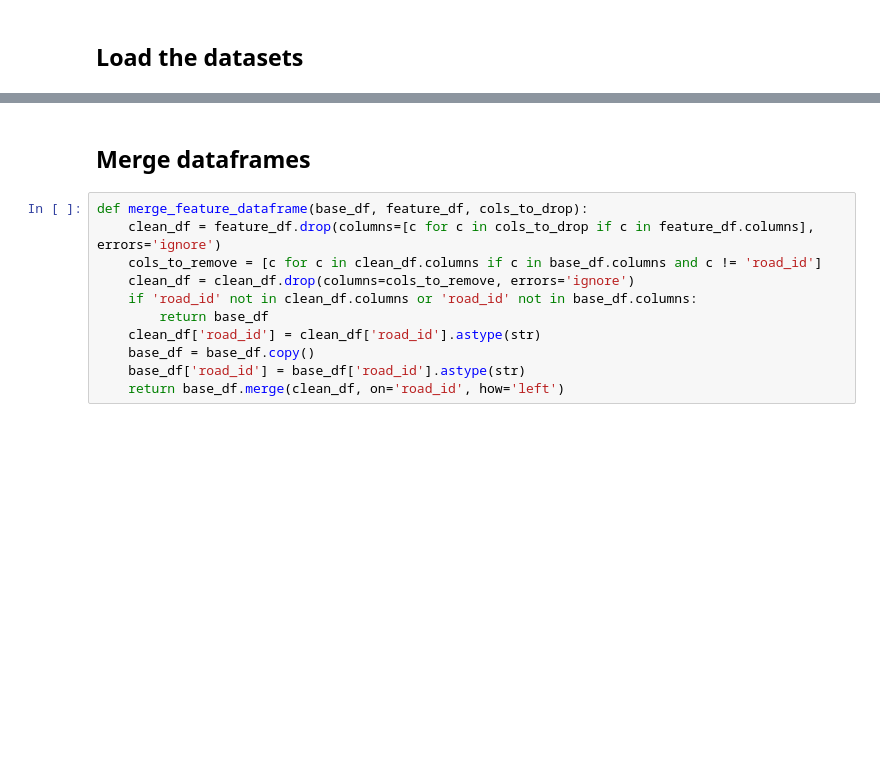
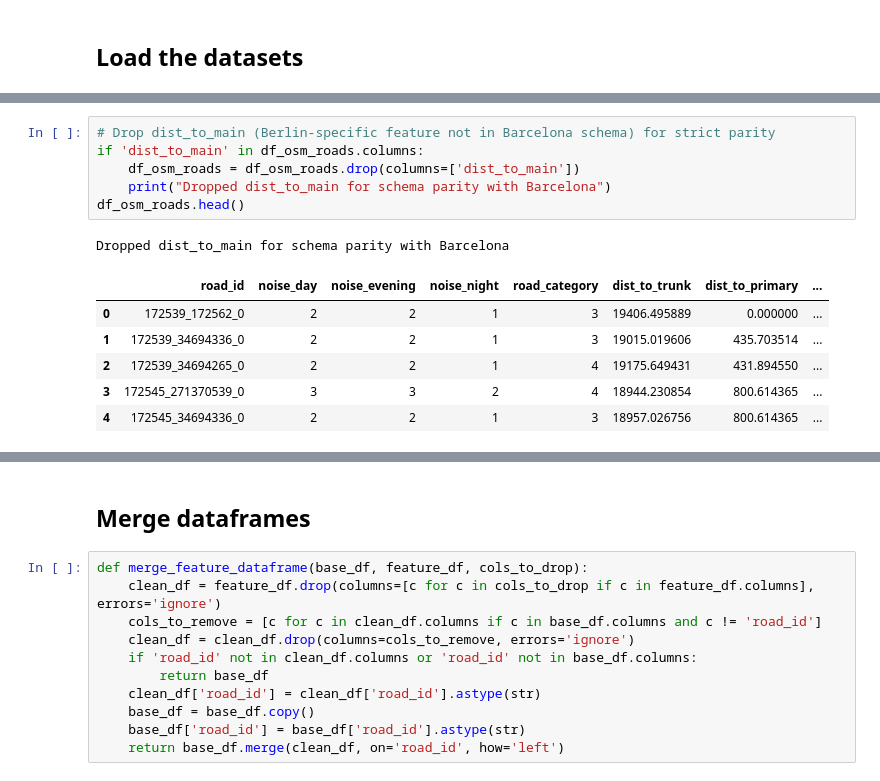
Before and after one commit to AndreaCutroni/ML-Noise-Prediction, a Jupyter notebook: deployment/Berlin/notebooks/01_BER_create_dataset_class.ipynb, the cells around one changed output, grey strips where cells are left out. Saved outputs shown, nothing was run; the diff lists cells and outputs as text; blank space fills up the shorter version.

Commit message:
removed dist_to_main from berlin

```diff
--- a/deployment/Berlin/notebooks/01_BER_create_dataset_class.ipynb
+++ b/deployment/Berlin/notebooks/01_BER_create_dataset_class.ipynb
@@ -28,2 +39,16 @@ df_osm_roads.head()
+# %%
+# Drop dist_to_main (Berlin-specific feature not in Barcelona schema) for strict parity
+if 'dist_to_main' in df_osm_roads.columns:
+    df_osm_roads = df_osm_roads.drop(columns=['dist_to_main'])
+    print("Dropped dist_to_main for schema parity with Barcelona")
+df_osm_roads.head()
+# %% [output]
+Dropped dist_to_main for schema parity with Barcelona
+|  | road_id | noise_day | noise_evening | noise_night | road_category | dist_to_trunk | dist_to_primary | ... |
+| 0 | 172539_172562_0 | 2 | 2 | 1 | 3 | 19406.495889 | 0.000000 | ... |
+| 1 | 172539_34694336_0 | 2 | 2 | 1 | 3 | 19015.019606 | 435.703514 | ... |
+| 2 | 172539_34694265_0 | 2 | 2 | 1 | 4 | 19175.649431 | 431.894550 | ... |
+| 3 | 172545_271370539_0 | 3 | 3 | 2 | 4 | 18944.230854 | 800.614365 | ... |
+| 4 | 172545_34694336_0 | 2 | 2 | 1 | 3 | 18957.026756 | 800.614365 | ... |
 # %%
 df_momepy_roads.head()
```
Also changed, not shown: parts of 13 cells of this notebook, 4 other files.
